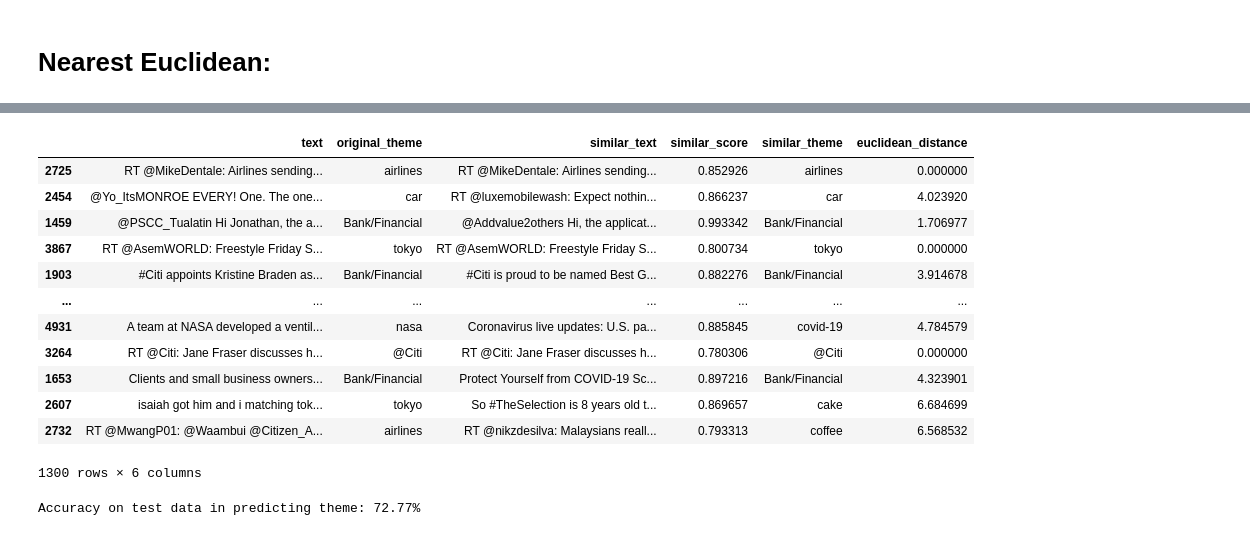
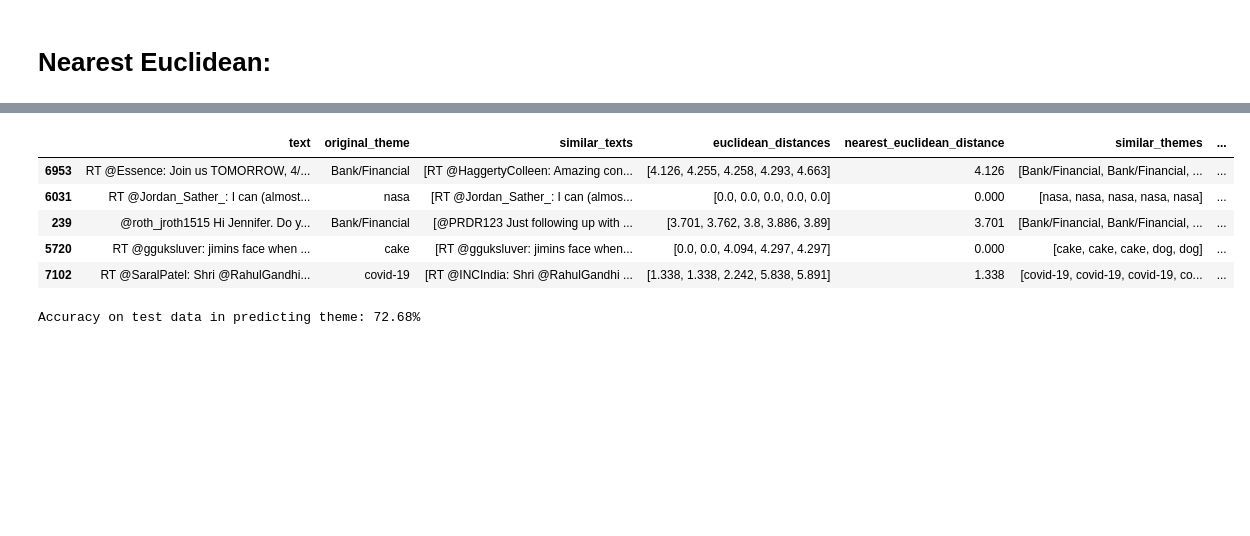
Before and after one commit to cbikkanur/twitter, a Jupyter notebook: documentSimilarity_BERT.ipynb, the cells around one changed output, grey strips where cells are left out. Drawn from its saved outputs; the diff is of its cells as text; code cells hidden in the pictures; blank space fills up the shorter version.

```diff
--- a/documentSimilarity_BERT.ipynb
+++ b/documentSimilarity_BERT.ipynb
@@ -49,7 +51,7 @@ print(os.listdir(DRIVE_PATH))
 # %% [output]
 ['CosineSimilarity.ipynb', 'getTwitterData_TweePy.ipynb', 'cbikkanur_twitter_credentials.json', 'cbikkanur_twitter_credentials.ipynb', 'tweets_04232020.csv', 'SearchTweets.csv', 'BankTweets.csv', 'doc ...
 # %%
-all_files = [DRIVE_PATH+'tweets_04232020.csv', DRIVE_PATH+'./tweets_04242020.csv', DRIVE_PATH+'./tweets_04252020.csv', DRIVE_PATH+'./tweets_04262020.csv']
+all_files = [DRIVE_PATH+'tweets_04232020.csv', DRIVE_PATH+'./tweets_04242020.csv', DRIVE_PATH+'./tweets_04252020.csv', DRIVE_PATH+'./tweets_04262020.csv', DRIVE_PATH+'./tweets_04292020.csv']
 
 df_list = []
 for filename in all_files:
@@ -383,28 +417,54 @@ def find_nearest(train_vectors, train_indices, test_vectors, test_indices, test_
     df["euclidean_distance"] = distance_list
     df["similar_theme"] = similar_theme_list
     return df
+# %%
+def find_nearest_n(train_matrix, train_indices, test_matrix, test_indices, test_set_df, df_tweets, n=5):
+    similar_texts_list = []
+    euclidean_distances_list = []
+    euclidean_nearest_distance_list = []
+    similar_themes_list = []
+    similar_top_themes_list = []
+    for vector in test_matrix:
+        euclidean_distance = distance.cdist(vector.reshape(1, -1), train_vectors, 'euclidean').flatten()
+        nearest_doc_indices =  euclidean_distance.argsort()[:n]
+        top_tweet_Indices = train_indices[nearest_doc_indices]
+
+        similar_texts = [text for text in df_tweets.loc[top_tweet_Indices, "Text"]]
+        similar_texts_list.append(similar_texts)
+
+        euclidean_distances = [np.round(score, 3) for score in euclidean_distance[nearest_doc_indices]]
+        euclidean_distances_list.append(euclidean_distances)
+        euclidean_nearest_distance_list.append(euclidean_distances[0])
+
+        similar_themes = [theme for theme in df_tweets.loc[top_tweet_Indices, "Theme"]]
+        similar_themes_list.append(similar_themes)
+
+        top_similar_theme = max(set(similar_themes), key=lambda x: similar_themes.count(x))
+        similar_top_themes_list.append(top_similar_theme)
+
+    df = test_set_df.copy()
+    df["original_theme"] = df_tweets.loc[test_indices, "Theme"]
+    df["similar_texts"] = similar_texts_list
+    df["euclidean_distances"] = euclidean_distances_list
+    df["nearest_euclidean_distance"] = euclidean_nearest_distance_list
+    df["similar_themes"] = similar_themes_list
+    df["top_similar_themes"] = similar_top_themes_list
+    return df
 # %%
-nearest_test_df = find_nearest(train_vectors, train_indices, test_vectors, test_indices, test_set, df_tweets)
-nearest_test_df
+nearest_test_df = find_nearest_n(train_vectors, train_indices, test_vectors, test_indices, test_set, df_tweets)
+nearest_test_df.head()
 # %% [output]
-|  | text | original_theme | similar_text | similar_score | similar_theme | euclidean_distance |
-| 2725 | RT @MikeDentale: Airlines sending... | airlines | RT @MikeDentale: Airlines sending... | 0.852926 | airlines | 0.000000 |
-| 2454 | @Yo_ItsMONROE EVERY! One. The one... | car | RT @luxemobilewash: Expect nothin... | 0.866237 | car | 4.023920 |
-| 1459 | @PSCC_Tualatin Hi Jonathan, the a... | Bank/Financial | @Addvalue2others Hi, the applicat... | 0.993342 | Bank/Financial | 1.706977 |
-| 3867 | RT @AsemWORLD: Freestyle Friday S... | tokyo | RT @AsemWORLD: Freestyle Friday S... | 0.800734 | tokyo | 0.000000 |
-| 1903 | #Citi appoints Kristine Braden as... | Bank/Financial | #Citi is proud to be named Best G... | 0.882276 | Bank/Financial | 3.914678 |
-| ... | ... | ... | ... | ... | ... | ... |
-| 4931 | A team at NASA developed a ventil... | nasa | Coronavirus live updates: U.S. pa... | 0.885845 | covid-19 | 4.784579 |
-| 3264 | RT @Citi: Jane Fraser discusses h... | @Citi | RT @Citi: Jane Fraser discusses h... | 0.780306 | @Citi | 0.000000 |
-| 1653 | Clients and small business owners... | Bank/Financial | Protect Yourself from COVID-19 Sc... | 0.897216 | Bank/Financial | 4.323901 |
-| 2607 | isaiah got him and i matching tok... | tokyo | So #TheSelection is 8 years old t... | 0.869657 | cake | 6.684699 |
-| 2732 | RT @MwangP01: @Waambui @Citizen_A... | airlines | RT @nikzdesilva: Malaysians reall... | 0.793313 | coffee | 6.568532 |
+|  | text | original_theme | similar_texts | euclidean_distances | nearest_euclidean_distance | similar_themes | ... |
+| 6953 | RT @Essence: Join us TOMORROW, 4/... | Bank/Financial | [RT @HaggertyColleen: Amazing con... | [4.126, 4.255, 4.258, 4.293, 4.663] | 4.126 | [Bank/Financial, Bank/Financial, ... | ... |
+| 6031 | RT @Jordan_Sather_: I can (almost... | nasa | [RT @Jordan_Sather_: I can (almos... | [0.0, 0.0, 0.0, 0.0, 0.0] | 0.000 | [nasa, nasa, nasa, nasa, nasa] | ... |
+| 239 | @roth_jroth1515 Hi Jennifer. Do y... | Bank/Financial | [@PRDR123 Just following up with ... | [3.701, 3.762, 3.8, 3.886, 3.89] | 3.701 | [Bank/Financial, Bank/Financial, ... | ... |
+| 5720 | RT @gguksluver: jimins face when ... | cake | [RT @gguksluver: jimins face when... | [0.0, 0.0, 4.094, 4.297, 4.297] | 0.000 | [cake, cake, cake, dog, dog] | ... |
+| 7102 | RT @SaralPatel: Shri @RahulGandhi... | covid-19 | [RT @INCIndia: Shri @RahulGandhi ... | [1.338, 1.338, 2.242, 5.838, 5.891] | 1.338 | [covid-19, covid-19, covid-19, co... | ... |
-1300 rows × 6 columns
 # %%
-accuracy = 100 * np.sum(nearest_test_df["original_theme"] == nearest_test_df["similar_theme"])/nearest_test_df.shape[0]
+accuracy = 100 * np.sum(nearest_test_df["original_theme"] == nearest_test_df["top_similar_themes"])/nearest_test_df.shape[0]
 print("Accuracy on test data in predicting theme: {}%".format(np.round(accuracy,2)))
 # %% [output]
-Accuracy on test data in predicting theme: 72.77%
+Accuracy on test data in predicting theme: 72.68%
 # %%
 nearest_test_df.to_csv("BERT_nearest_test_tweets.csv")
 ! cp -r ./BERT_nearest_test_tweets.csv './drive/My Drive/MIDS/docSimilarity/model_save/'
```
Also changed, not shown: parts of 26 cells of this notebook.
